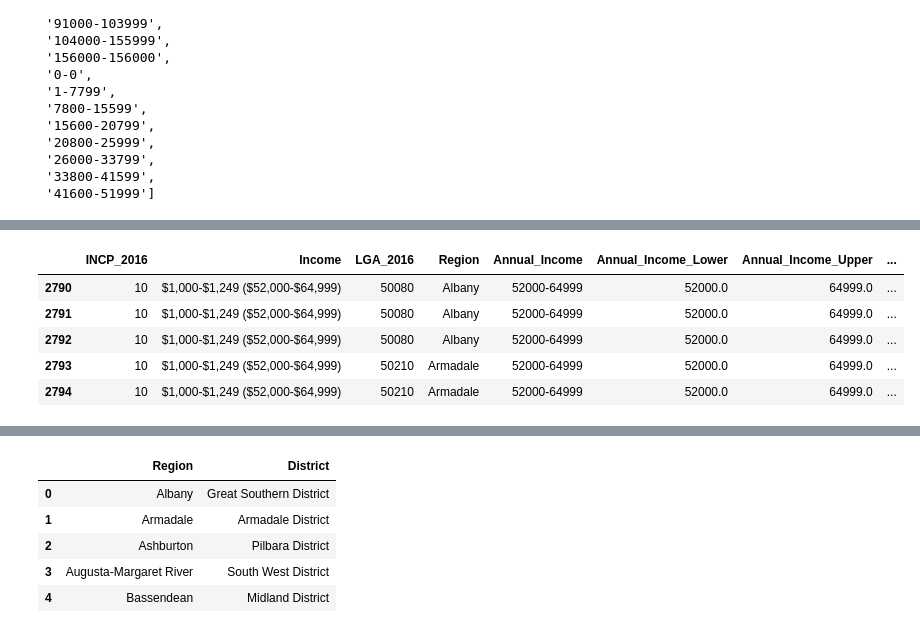
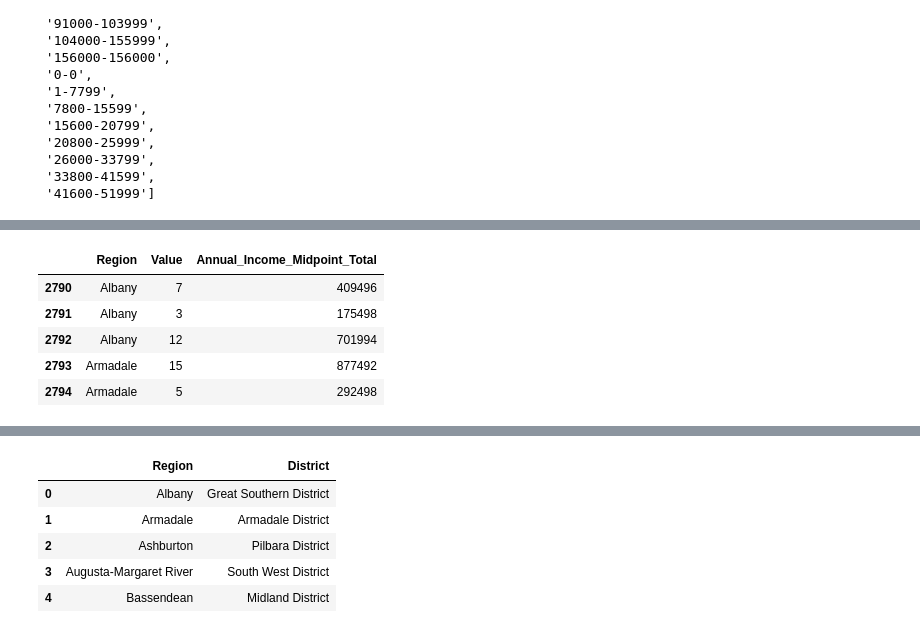
Before and after one commit to natalieddavies/BootcampProject1, a Jupyter notebook: income.ipynb, the cells around one changed output, grey strips where cells are left out. Drawn from its saved outputs; the diff is of its cells as text; code cells hidden in the pictures.

```diff
--- a/income.ipynb
+++ b/income.ipynb
@@ -66,6 +66,6 @@ Flags                             float64
 dtype: object
 # %%
 #drop unnecessary columns
-raw_income_data=raw_income_data.drop(['Flag Codes','Flags','TIME','REGIONTYPE','Geography Level','SEX_ABS','Value','Sex','AGE','Age','Census year','STATE'],1)
+raw_income_data=raw_income_data.drop(['Flag Codes','Flags','TIME','REGIONTYPE','Geography Level','SEX_ABS','Sex','AGE','Age','Census year','STATE'],1)
 raw_income_data.head()
 # %% [output]
@@ -209,3 +216,4 @@ income_data_wa.head()
 # %%
-#find mid point annual income
+#find mid point annual income, multiply by people in that range (value)
 income_data_wa['Annual_Income_Midpoint']=(income_data_wa['Annual_Income_Lower']+income_data_wa['Annual_Income_Upper'])/2
+income_data_wa['Annual_Income_Midpoint_Total']=(income_data_wa['Annual_Income_Midpoint']*income_data_wa['Value'])
@@ -241,14 +220,23 @@ array(['Albany (C)', 'Armadale (C)', 'Ashburton (S)',
 # %%
+#fix region column
 new = income_data_wa["Region"].str.split("(", n = 1, expand = True)
 
-# making separate column from new data frame
+#  column from new data frame
 income_data_wa["Region"]= new[0]
 
-income_data_wa.head()
+
+
+
+#drop extra rows
+sum_income_data_wa=income_data_wa.drop(['Annual_Income_Lower','Annual_Income_Upper','Annual_Income_Midpoint','Income','LGA_2016','Annual_Income','INCP_2016'],1)
+
+
+
+sum_income_data_wa.head()
 # %% [output]
-|  | INCP_2016 | Income | LGA_2016 | Region | Annual_Income | Annual_Income_Lower | Annual_Income_Upper | ... |
-| 2790 | 10 | $1,000-$1,249 ($52,000-$64,999) | 50080 | Albany | 52000-64999 | 52000.0 | 64999.0 | ... |
-| 2791 | 10 | $1,000-$1,249 ($52,000-$64,999) | 50080 | Albany | 52000-64999 | 52000.0 | 64999.0 | ... |
-| 2792 | 10 | $1,000-$1,249 ($52,000-$64,999) | 50080 | Albany | 52000-64999 | 52000.0 | 64999.0 | ... |
-| 2793 | 10 | $1,000-$1,249 ($52,000-$64,999) | 50210 | Armadale | 52000-64999 | 52000.0 | 64999.0 | ... |
-| 2794 | 10 | $1,000-$1,249 ($52,000-$64,999) | 50210 | Armadale | 52000-64999 | 52000.0 | 64999.0 | ... |
+|  | Region | Value | Annual_Income_Midpoint_Total |
+| 2790 | Albany | 7 | 409496 |
+| 2791 | Albany | 3 | 175498 |
+| 2792 | Albany | 12 | 701994 |
+| 2793 | Armadale | 15 | 877492 |
+| 2794 | Armadale | 5 | 292498 |
```
Also changed, not shown: parts of 16 cells of this notebook, 4 other files.
